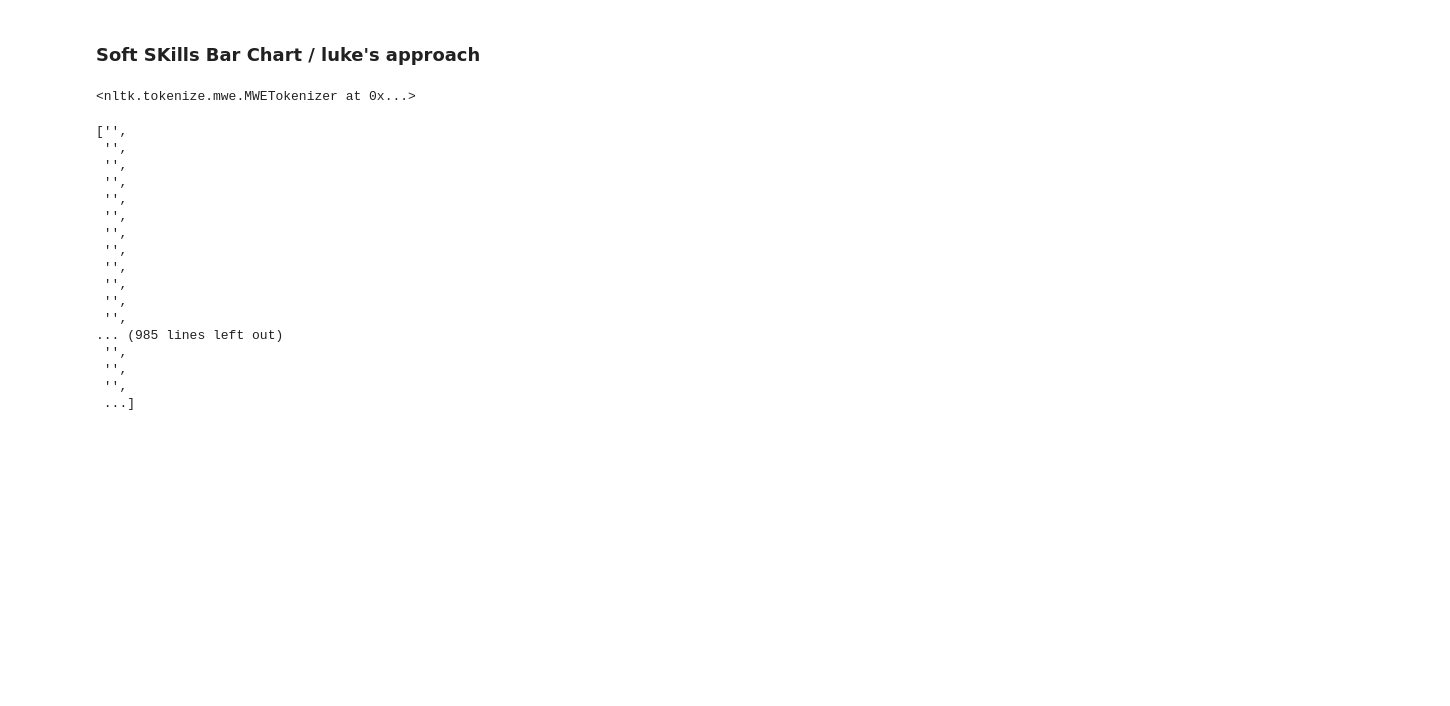
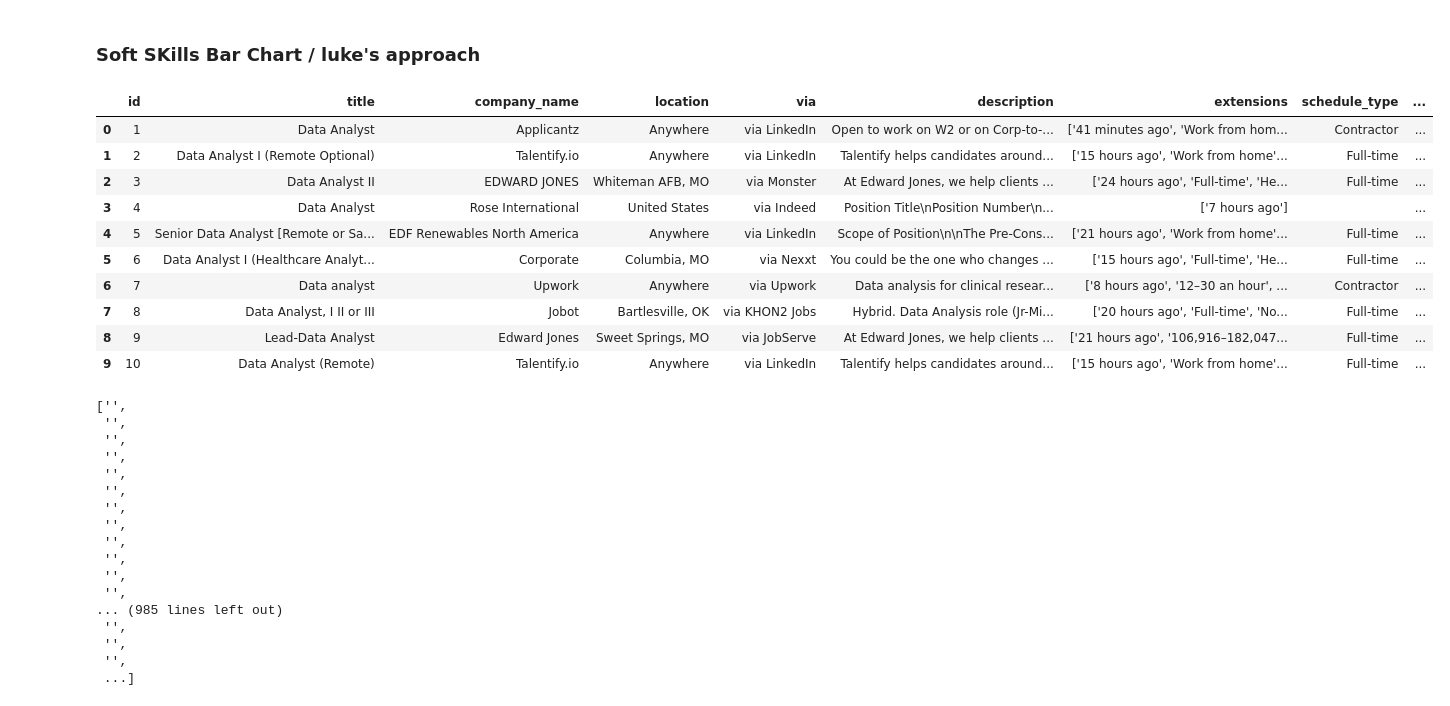
Before and after one commit to zarbin/UTA_Project-3, a Jupyter notebook: sandbox/xuan.ipynb, the cells around one changed output. Saved outputs shown, nothing was run; the diff lists cells and outputs as text; code cells hidden in the pictures; blank space fills up the shorter version.

```diff
--- a/sandbox/xuan.ipynb
+++ b/sandbox/xuan.ipynb
@@ -210,10 +210,20 @@ for index, row in data.iterrows():
     detail = [word for word in detail if word in softskill_keywords_all]
     # add to details list
     row.tokenized_details = detail
-# %%
-tokenizer
-# %% [output]
-<nltk.tokenize.mwe.MWETokenizer at 0x...>
+# %%
+data.head(10)
+# %% [output]
+|  | id | title | company_name | location | via | description | extensions | schedule_type | ... |
+| 0 | 1 | Data Analyst | Applicantz | Anywhere | via LinkedIn | Open to work on W2 or on Corp-to-... | ['41 minutes ago', 'Work from hom... | Contractor | ... |
+| 1 | 2 | Data Analyst I (Remote Optional) | Talentify.io | Anywhere | via LinkedIn | Talentify helps candidates around... | ['15 hours ago', 'Work from home'... | Full-time | ... |
+| 2 | 3 | Data Analyst II | EDWARD JONES | Whiteman AFB, MO | via Monster | At Edward Jones, we help clients ... | ['24 hours ago', 'Full-time', 'He... | Full-time | ... |
+| 3 | 4 | Data Analyst | Rose International | United States | via Indeed | Position Title\nPosition Number\n... | ['7 hours ago'] |  | ... |
+| 4 | 5 | Senior Data Analyst [Remote or Sa... | EDF Renewables North America | Anywhere | via LinkedIn | Scope of Position\n\nThe Pre-Cons... | ['21 hours ago', 'Work from home'... | Full-time | ... |
+| 5 | 6 | Data Analyst I (Healthcare Analyt... | Corporate | Columbia, MO | via Nexxt | You could be the one who changes ... | ['15 hours ago', 'Full-time', 'He... | Full-time | ... |
+| 6 | 7 | Data analyst | Upwork | Anywhere | via Upwork | Data analysis for clinical resear... | ['8 hours ago', '12–30 an hour', ... | Contractor | ... |
+| 7 | 8 | Data Analyst, I II or III | Jobot | Bartlesville, OK | via KHON2 Jobs | Hybrid. Data Analysis role (Jr-Mi... | ['20 hours ago', 'Full-time', 'No... | Full-time | ... |
+| 8 | 9 | Lead-Data Analyst | Edward Jones | Sweet Springs, MO | via JobServe | At Edward Jones, we help clients ... | ['21 hours ago', '106,916–182,047... | Full-time | ... |
+| 9 | 10 | Data Analyst (Remote) | Talentify.io | Anywhere | via LinkedIn | Talentify helps candidates around... | ['15 hours ago', 'Work from home'... | Full-time | ... |
 # %%
 test = data['tokenized_details'].values.tolist()
 test
```
Also changed, not shown: parts of 3 cells of this notebook.
